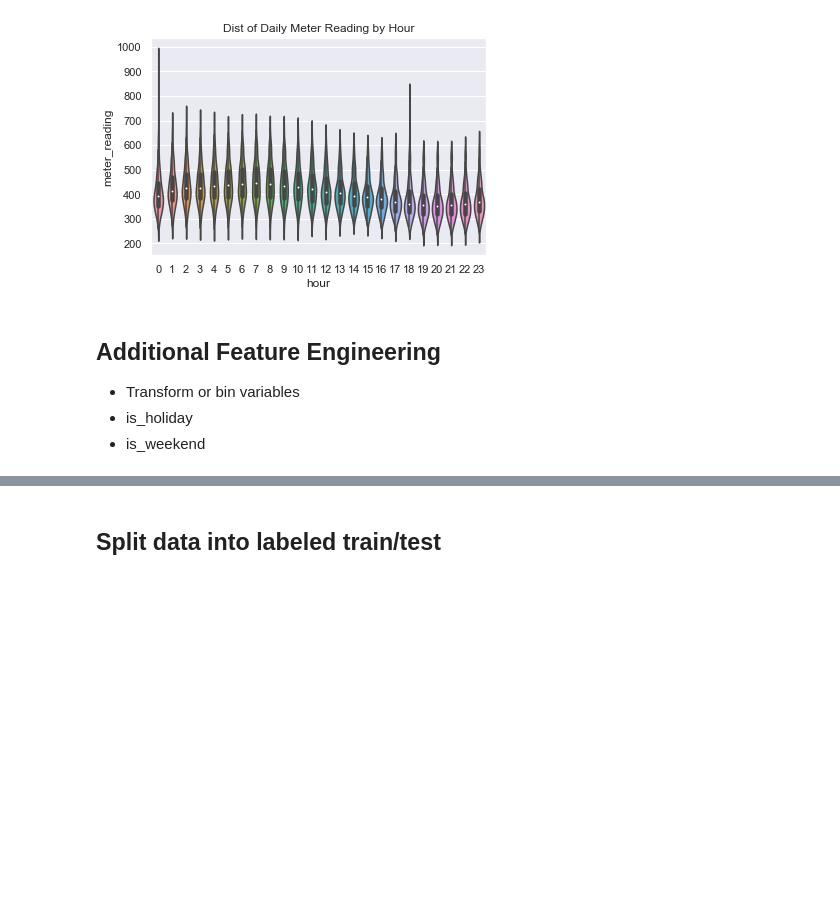
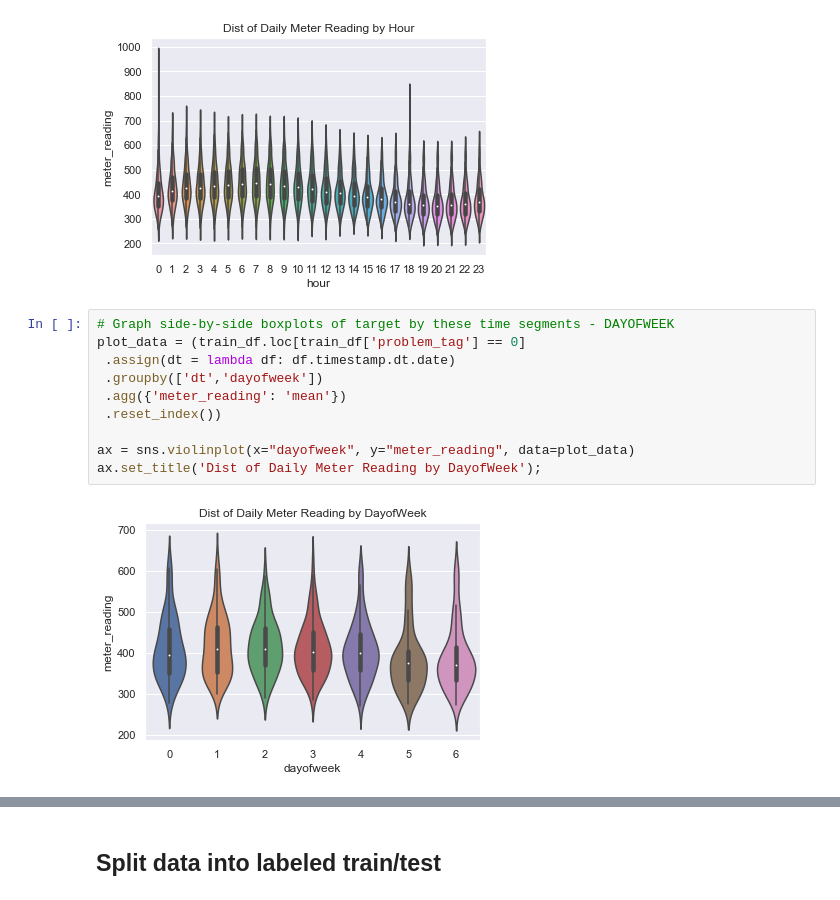
Before and after one commit to sandykl/kaggle, a Jupyter notebook: ashrae_energy/eda.ipynb, the cells around one changed output, grey strips where cells are left out. Drawn from its saved outputs; the diff is of its cells as text; blank space fills up the shorter version.

```diff
--- a/ashrae_energy/eda.ipynb
+++ b/ashrae_energy/eda.ipynb
@@ -518,8 +557,15 @@ ax = sns.violinplot(x="hour", y="meter_reading", data=plot_data)
 ax.set_title('Dist of Daily Meter Reading by Hour');
 # %% [output]
 [figure]
-# %% [markdown]
-## Additional Feature Engineering
-* Transform or bin variables
-* is_holiday
-* is_weekend
+# %%
+# Graph side-by-side boxplots of target by these time segments - DAYOFWEEK
+plot_data = (train_df.loc[train_df['problem_tag'] == 0]
+ .assign(dt = lambda df: df.timestamp.dt.date)
+ .groupby(['dt','dayofweek'])
+ .agg({'meter_reading': 'mean'})
+ .reset_index())
+
+ax = sns.violinplot(x="dayofweek", y="meter_reading", data=plot_data)
+ax.set_title('Dist of Daily Meter Reading by DayofWeek');
+# %% [output]
+[figure, added]
```
Also changed, not shown: parts of 67 cells of this notebook.
